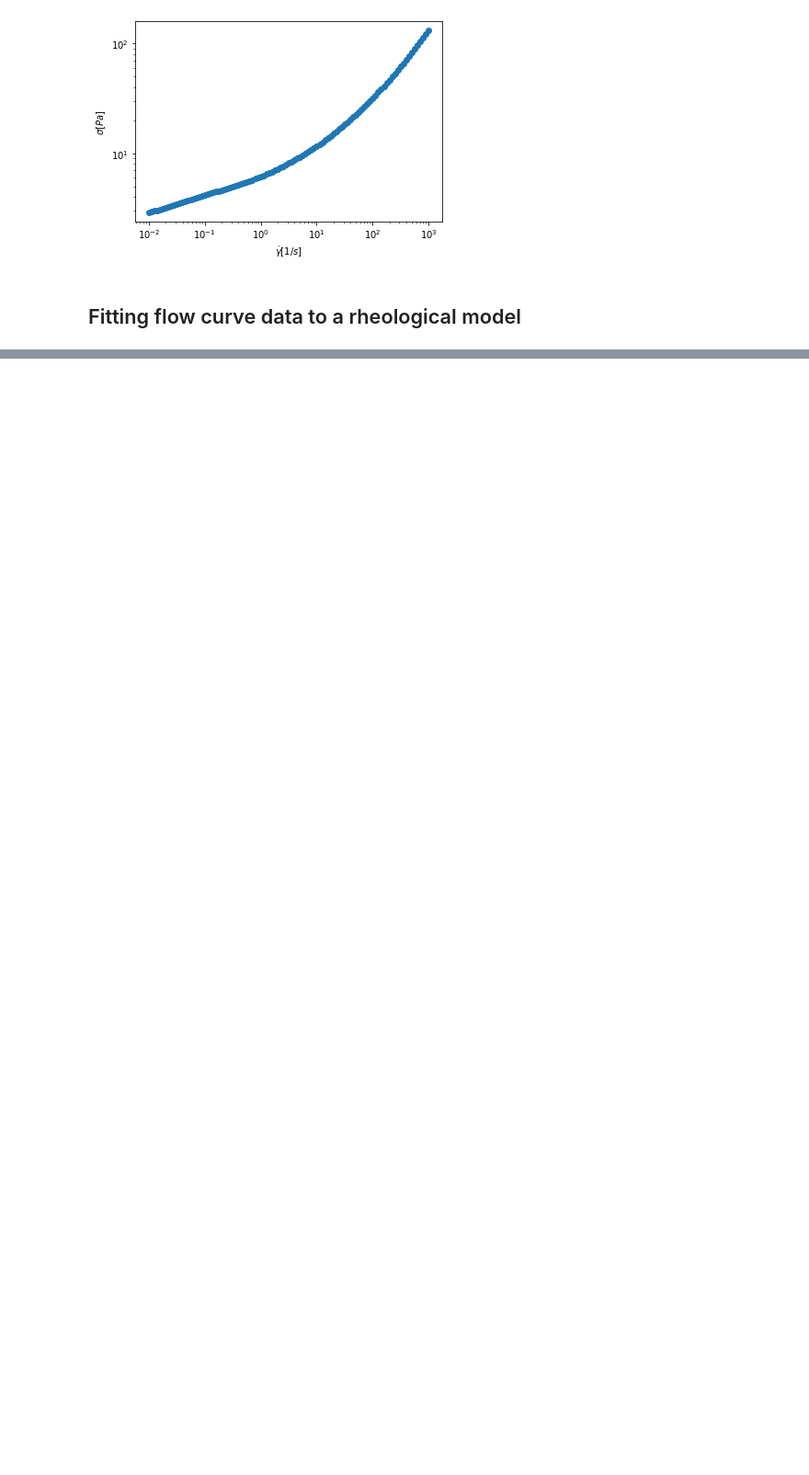
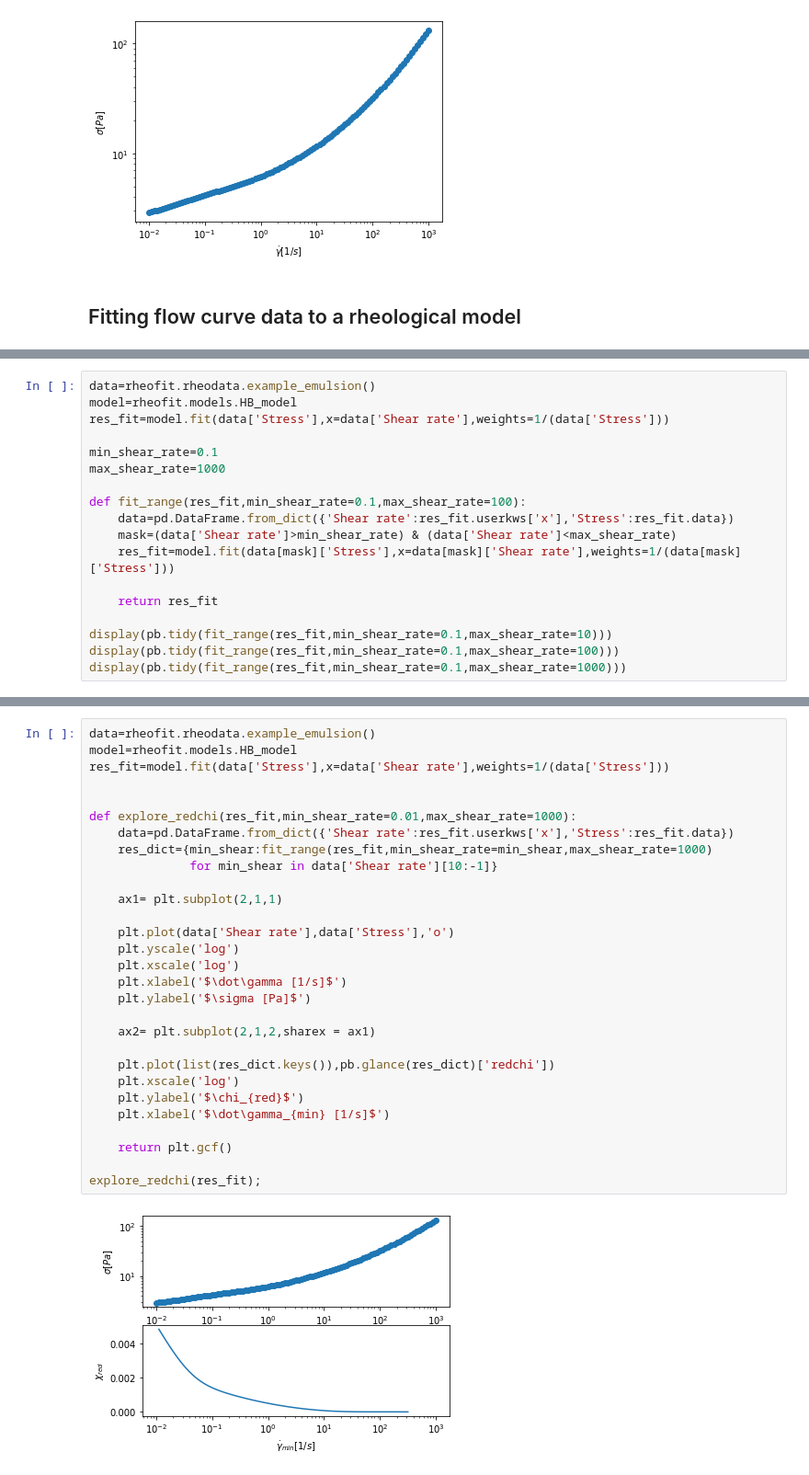
Before and after one commit to rheopy/rheofit, a Jupyter notebook: docs/source/Fitting_single_flow_curve.ipynb, the cells around one changed output, grey strips where cells are left out. Shown at 92% size. Drawn from its saved outputs; the diff is of its cells as text; blank space fills up the shorter version.

```diff
--- a/docs/source/Fitting_single_flow_curve.ipynb
+++ b/docs/source/Fitting_single_flow_curve.ipynb
@@ -526,0 +260,18 @@ Correlations (unreported correlations are < 0.100)
+# %%
+data=rheofit.rheodata.example_emulsion()
+model=rheofit.models.HB_model
+res_fit=model.fit(data['Stress'],x=data['Shear rate'],weights=1/(data['Stress']))
+
+min_shear_rate=0.1
+max_shear_rate=1000
+
+def fit_range(res_fit,min_shear_rate=0.1,max_shear_rate=100):
+    data=pd.DataFrame.from_dict({'Shear rate':res_fit.userkws['x'],'Stress':res_fit.data})
+    mask=(data['Shear rate']>min_shear_rate) & (data['Shear rate']<max_shear_rate)
+    res_fit=model.fit(data[mask]['Stress'],x=data[mask]['Shear rate'],weights=1/(data[mask]['Stress']))
+
+    return res_fit
+
+display(pb.tidy(fit_range(res_fit,min_shear_rate=0.1,max_shear_rate=10)))
+display(pb.tidy(fit_range(res_fit,min_shear_rate=0.1,max_shear_rate=100)))
+display(pb.tidy(fit_range(res_fit,min_shear_rate=0.1,max_shear_rate=1000)))
@@ -526,0 +293,31 @@ Correlations (unreported correlations are < 0.100)
+# %%
+data=rheofit.rheodata.example_emulsion()
+model=rheofit.models.HB_model
+res_fit=model.fit(data['Stress'],x=data['Shear rate'],weights=1/(data['Stress']))
+
+
+def explore_redchi(res_fit,min_shear_rate=0.01,max_shear_rate=1000):
+    data=pd.DataFrame.from_dict({'Shear rate':res_fit.userkws['x'],'Stress':res_fit.data})
+    res_dict={min_shear:fit_range(res_fit,min_shear_rate=min_shear,max_shear_rate=1000)
+              for min_shear in data['Shear rate'][10:-1]}
+
+    ax1= plt.subplot(2,1,1)
+
+    plt.plot(data['Shear rate'],data['Stress'],'o')
+    plt.yscale('log')
+    plt.xscale('log')
+    plt.xlabel('$\dot\gamma [1/s]$')
+    plt.ylabel('$\sigma [Pa]$')
+
+    ax2= plt.subplot(2,1,2,sharex = ax1)
+
+    plt.plot(list(res_dict.keys()),pb.glance(res_dict)['redchi'])
+    plt.xscale('log')
+    plt.ylabel('$\chi_{red}$')
+    plt.xlabel('$\dot\gamma_{min} [1/s]$')
+
+    return plt.gcf()
+
+explore_redchi(res_fit);
+# %% [output]
+[figure, added]
```
Also changed, not shown: parts of 45 cells of this notebook, 9 other files.
